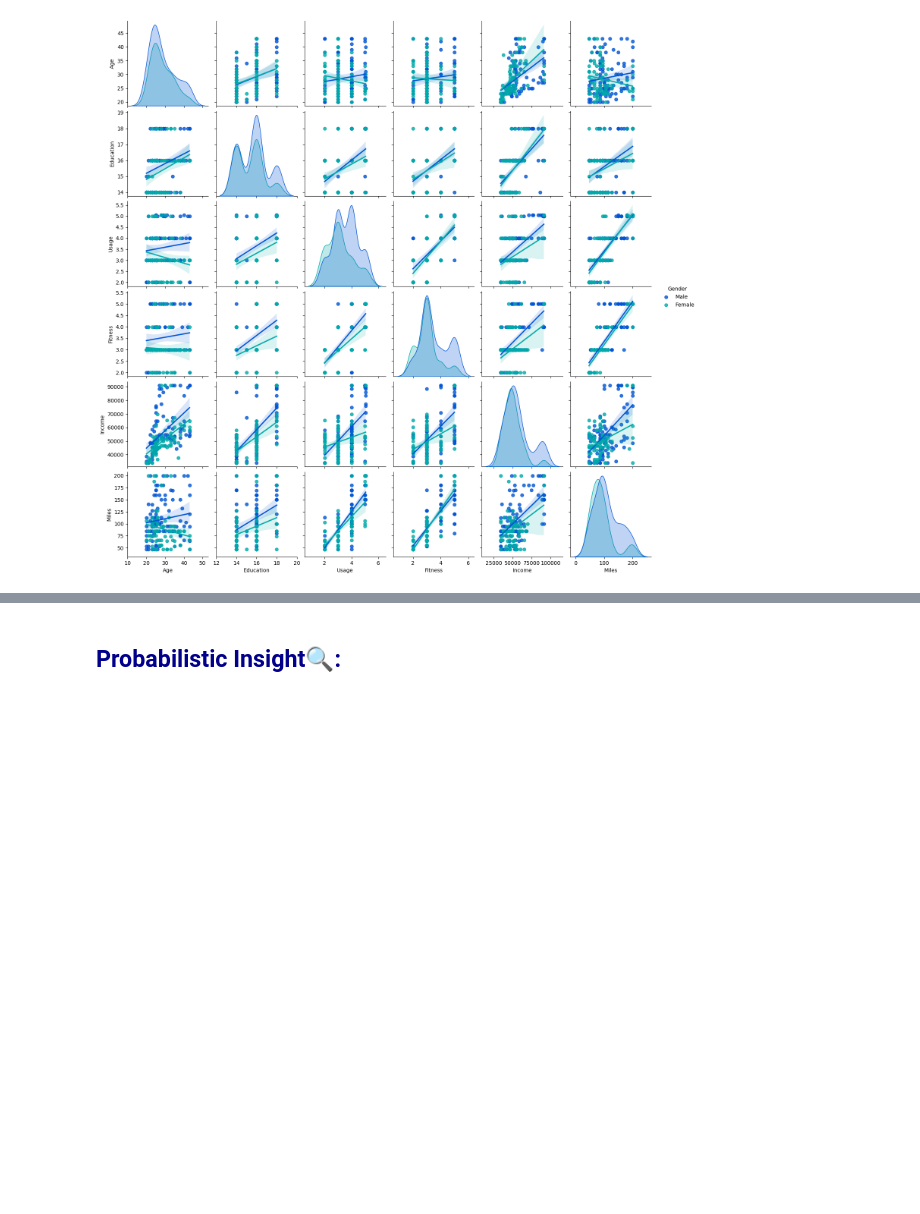
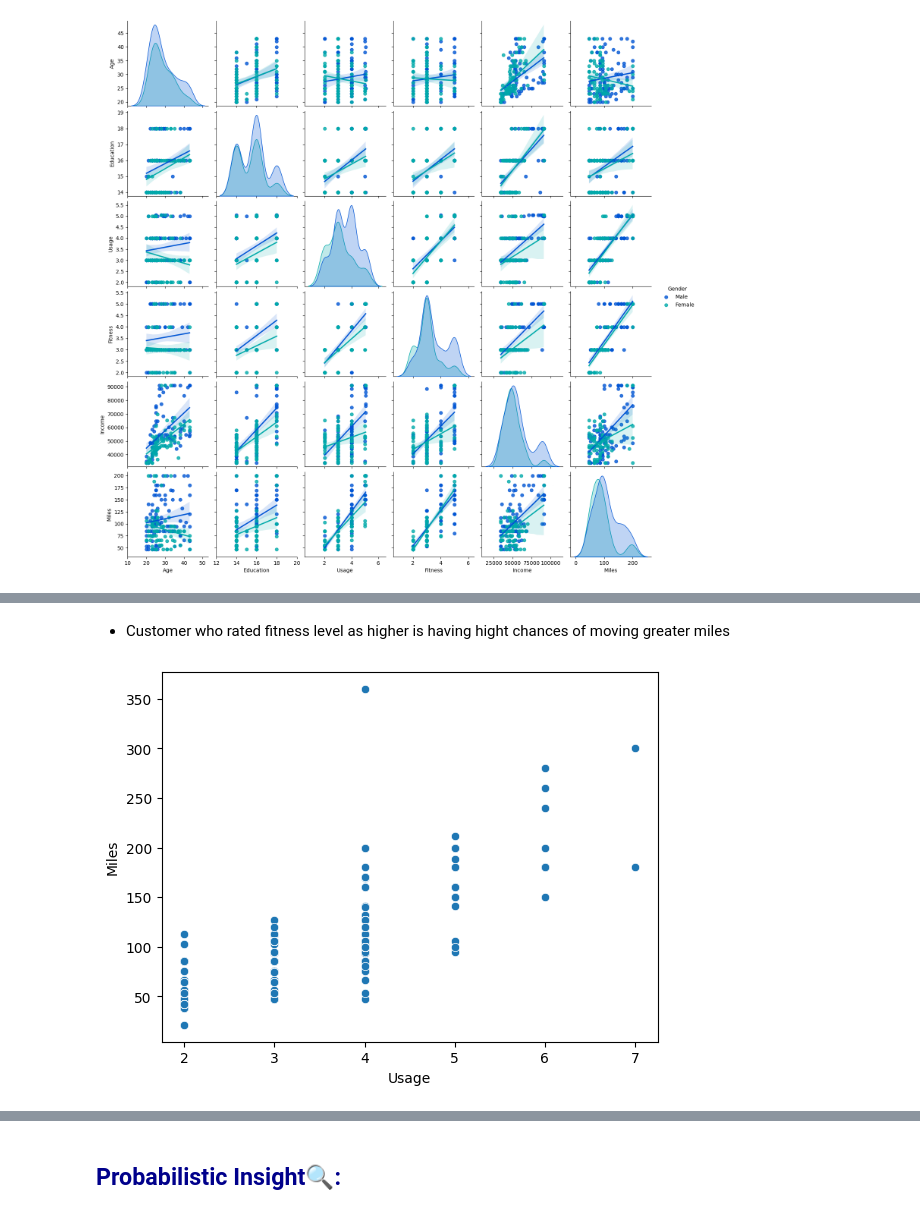
Before and after one commit to nigowda/03.Business-Case-Aerofit--Descriptive-Statistics---Probability, a Jupyter notebook: AerofitCaseStudy_Nishanth_Gowda.ipynb, the cells around one changed output, grey strips where cells are left out. Drawn from its saved outputs; the diff is of its cells as text; code cells hidden in the pictures; blank space fills up the shorter version.

```diff
--- a/AerofitCaseStudy_Nishanth_Gowda.ipynb
+++ b/AerofitCaseStudy_Nishanth_Gowda.ipynb
@@ -598,0 +604,7 @@ plt.show()
+# %% [markdown]
+* Customer who rated fitness level as higher is having hight chances of moving greater miles
+# %%
+sns.scatterplot(data=data, x='Usage', y='Miles')
+plt.show()
+# %% [output]
+[figure, added]
```
Also changed, not shown: parts of 9 cells of this notebook.
